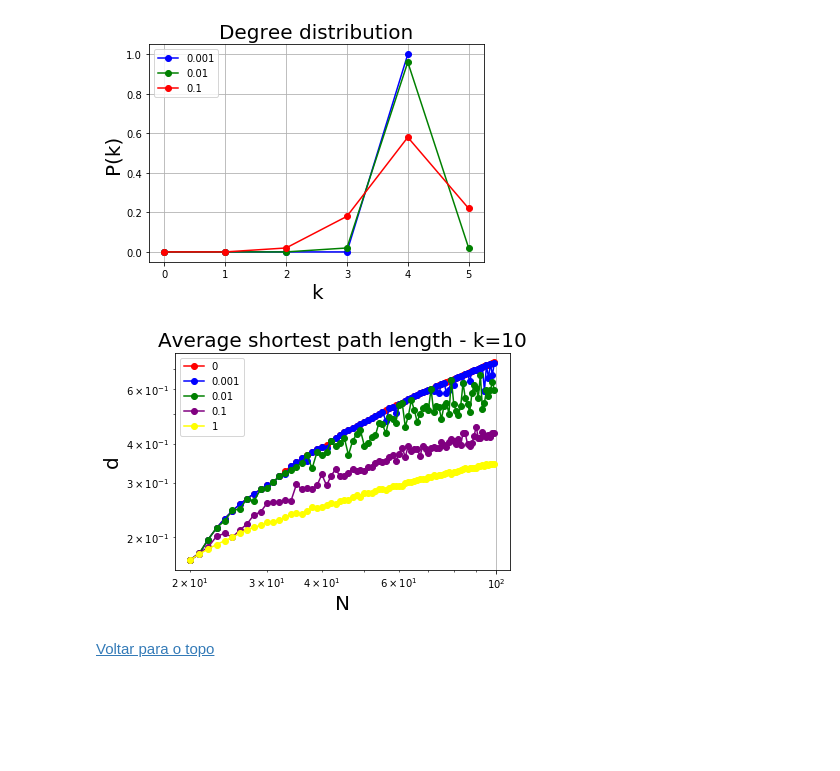
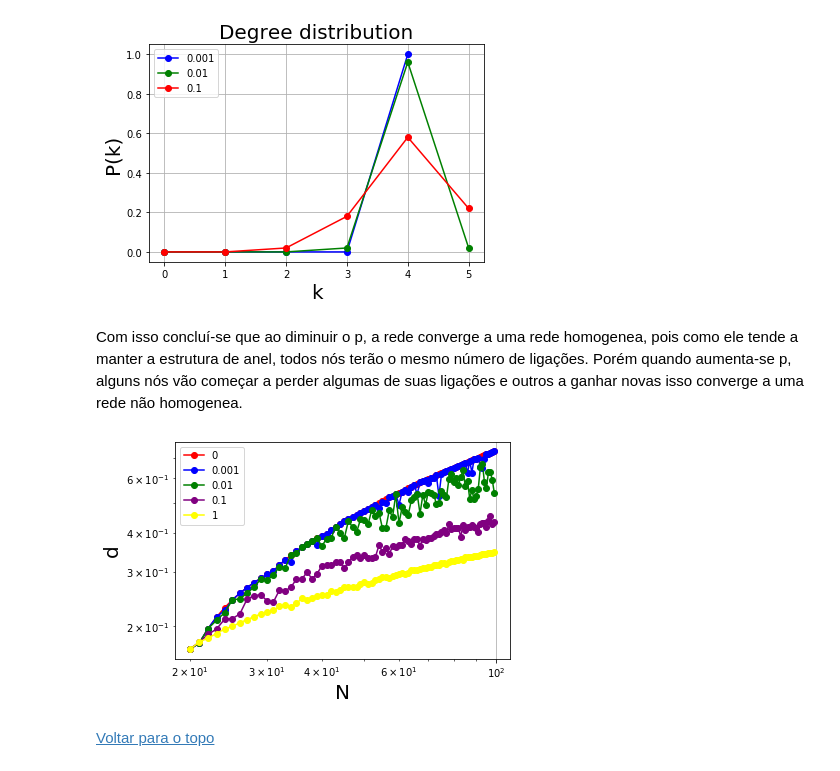
Before and after one commit to Micanga/sme0130_redes_complexas, a Jupyter notebook: Projeto3.ipynb, the cells around one changed output. Drawn from its saved outputs; the diff is of its cells as text; code cells hidden in the pictures; blank space fills up the shorter version.

```diff
--- a/Projeto3.ipynb
+++ b/Projeto3.ipynb
@@ -366,30 +362,31 @@ plt.grid(True)
 plt.show();
 # %% [output]
 [figure]
+# %% [markdown]
+Com isso concluí-se que ao diminuir o p, a rede converge a uma rede homogenea, pois como ele tende a manter a estrutura de anel, todos nós terão o mesmo número de ligações. Porém quando aumenta-se p, alguns nós vão começar a perder algumas de suas ligações e outros a ganhar novas isso converge a uma rede não homogenea.
 # %%
 def plot_shortests_paths():
     c = ['r','b','g','purple','yellow']
     for k in [10]:
         count = 0
         for p in [0,0.001, 0.01, 0.1,1]:
             vd = []
             vn = []
             for N in range(20,100):
                 G = nx.watts_strogatz_graph(N, k, p, seed=None)
-                vd.append(log(nx.average_shortest_path_length(max(nx.connected_component_subgraphs(G), key=len)))/log(k))
+                vd.append(log(nx.average_shortest_path_length(C))/log(k))
                 vn.append(N)
             plt.loglog(vn,vd,'-or',basex=10,basey=10, label=str(p), color=c[count])
             count += 1
     plt.xlabel("N", fontsize=20)
     plt.ylabel("d", fontsize=20)
-    plt.title("Average shortest path length - k=" + str(k), fontsize=20)
     plt.grid(True)
     plt.legend()
     plt.show();
 
 plot_shortests_paths()
 # %% [output]
-[figure, old version]
+[figure, new version]
 # %% [markdown]
 [Voltar para o topo](#lista)
 # %% [markdown]
```
Also changed, not shown: parts of 23 cells of this notebook, 1 other file.
